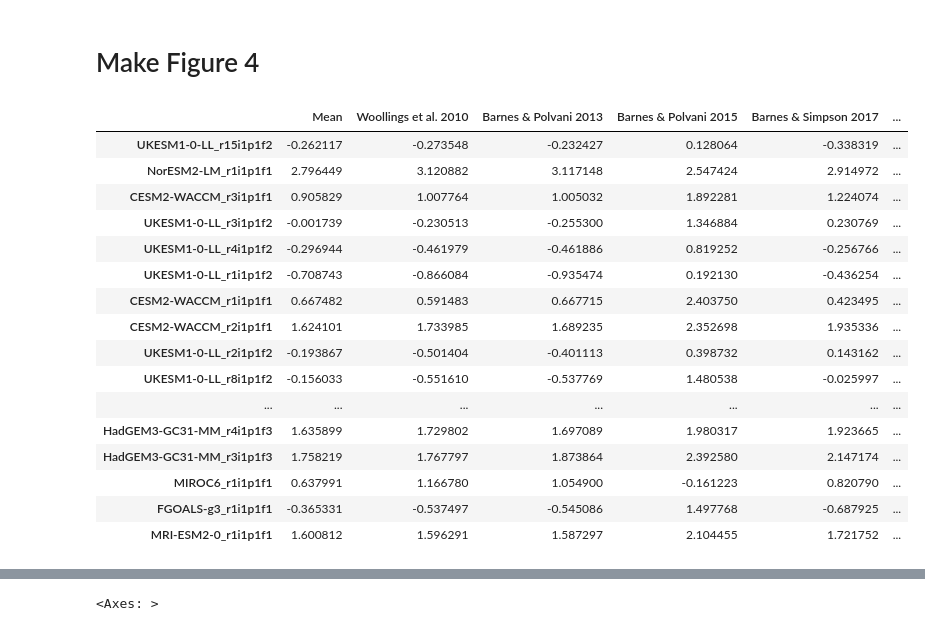
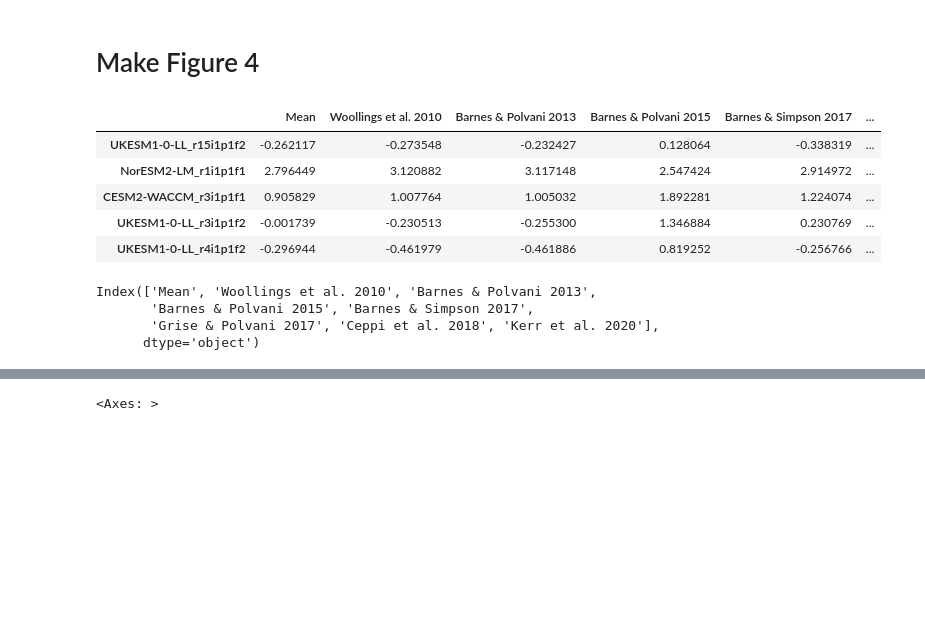
Before and after one commit to Thomasjkeel/uncertainty-in-npac-jet-shift, a Jupyter notebook: Figure_4.ipynb, the cells around one changed output, grey strips where cells are left out. Drawn from its saved outputs; the diff is of its cells as text; code cells hidden in the pictures; blank space fills up the shorter version.

```diff
--- a/Figure_4.ipynb
+++ b/Figure_4.ipynb
@@ -915,29 +886,25 @@ sns.heatmap(mean_diff_data, center=0, cmap='RdBu_r')
 # %%
 djf_hist_and_future_mean_diffs = metric_future_mean_diff[metric_future_mean_diff.columns[-7:]].iloc[4:]
 djf_hist_and_future_mean_diffs_w_mean = pd.concat([djf_hist_and_future_mean_diffs.mean(axis=1), djf_hist_and_future_mean_diffs], axis=1)
 djf_hist_and_future_mean_diffs_w_mean.columns = ["Mean", "Woollings et al. 2010", "Barnes & Polvani 2013",\
                                                    "Barnes & Polvani 2015", "Barnes & Simpson 2017", "Grise & Polvani 2017",\
                                                    "Ceppi et al. 2018", "Kerr et al. 2020"]
-djf_hist_and_future_mean_diffs_w_mean = djf_hist_and_future_diffs_w_mean.dropna()
-djf_hist_and_future_mean_diffs_w_mean
+djf_hist_and_future_mean_diffs_w_mean = djf_hist_and_future_mean_diffs_w_mean.dropna()
+djf_hist_and_future_mean_diffs_w_mean.head()
 # %% [output]
 |  | Mean | Woollings et al. 2010 | Barnes & Polvani 2013 | Barnes & Polvani 2015 | Barnes & Simpson 2017 | ... |
 | UKESM1-0-LL_r15i1p1f2 | -0.262117 | -0.273548 | -0.232427 | 0.128064 | -0.338319 | ... |
 | NorESM2-LM_r1i1p1f1 | 2.796449 | 3.120882 | 3.117148 | 2.547424 | 2.914972 | ... |
 | CESM2-WACCM_r3i1p1f1 | 0.905829 | 1.007764 | 1.005032 | 1.892281 | 1.224074 | ... |
 | UKESM1-0-LL_r3i1p1f2 | -0.001739 | -0.230513 | -0.255300 | 1.346884 | 0.230769 | ... |
 | UKESM1-0-LL_r4i1p1f2 | -0.296944 | -0.461979 | -0.461886 | 0.819252 | -0.256766 | ... |
-| UKESM1-0-LL_r1i1p1f2 | -0.708743 | -0.866084 | -0.935474 | 0.192130 | -0.436254 | ... |
-| CESM2-WACCM_r1i1p1f1 | 0.667482 | 0.591483 | 0.667715 | 2.403750 | 0.423495 | ... |
-| CESM2-WACCM_r2i1p1f1 | 1.624101 | 1.733985 | 1.689235 | 2.352698 | 1.935336 | ... |
-| UKESM1-0-LL_r2i1p1f2 | -0.193867 | -0.501404 | -0.401113 | 0.398732 | 0.143162 | ... |
-| UKESM1-0-LL_r8i1p1f2 | -0.156033 | -0.551610 | -0.537769 | 1.480538 | -0.025997 | ... |
-| ... | ... | ... | ... | ... | ... | ... |
-| HadGEM3-GC31-MM_r4i1p1f3 | 1.635899 | 1.729802 | 1.697089 | 1.980317 | 1.923665 | ... |
-| HadGEM3-GC31-MM_r3i1p1f3 | 1.758219 | 1.767797 | 1.873864 | 2.392580 | 2.147174 | ... |
-| MIROC6_r1i1p1f1 | 0.637991 | 1.166780 | 1.054900 | -0.161223 | 0.820790 | ... |
-| FGOALS-g3_r1i1p1f1 | -0.365331 | -0.537497 | -0.545086 | 1.497768 | -0.687925 | ... |
-| MRI-ESM2-0_r1i1p1f1 | 1.600812 | 1.596291 | 1.587297 | 2.104455 | 1.721752 | ... |
+# %%
+djf_hist_and_future_mean_diffs_w_mean.columns
+# %% [output]
+Index(['Mean', 'Woollings et al. 2010', 'Barnes & Polvani 2013',
+       'Barnes & Polvani 2015', 'Barnes & Simpson 2017',
+       'Grise & Polvani 2017', 'Ceppi et al. 2018', 'Kerr et al. 2020'],
+      dtype='object')
 # %%
 djf_hist_and_future_trend_diffs = metric_future_trend_diff[metric_future_trend_diff.columns[-7:]].iloc[4:]
 djf_hist_and_future_trend_diffs_w_mean = pd.concat([djf_hist_and_future_trend_diffs.mean(axis=1), djf_hist_and_future_trend_diffs], axis=1)
```
Also changed, not shown: parts of 25 cells of this notebook.
